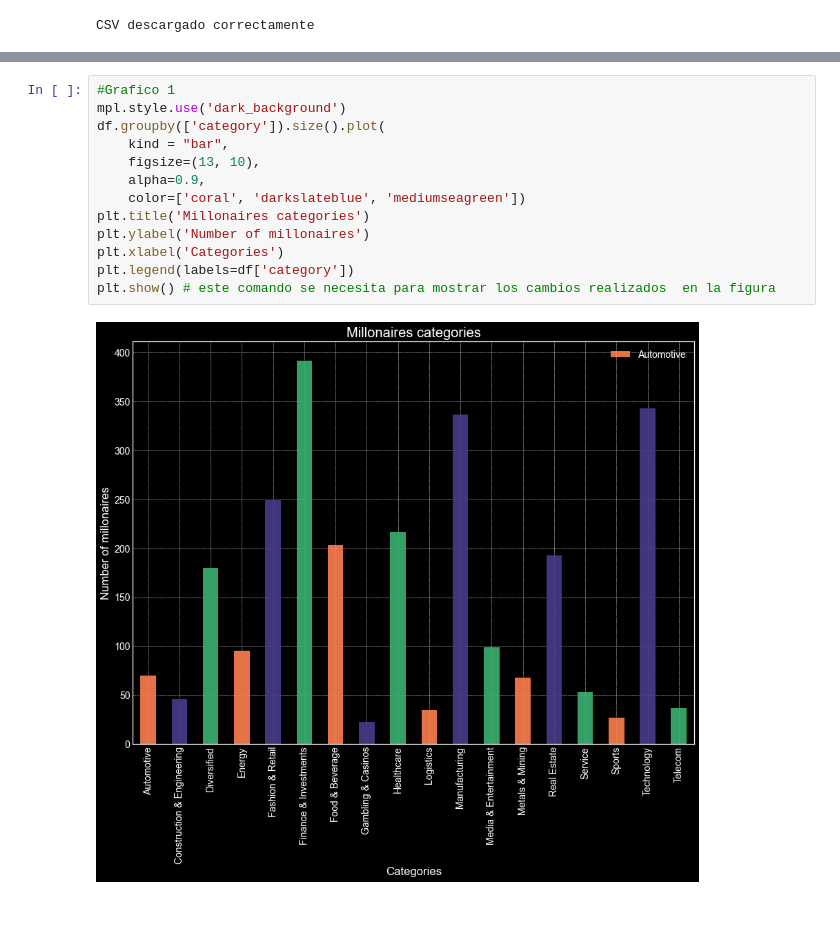
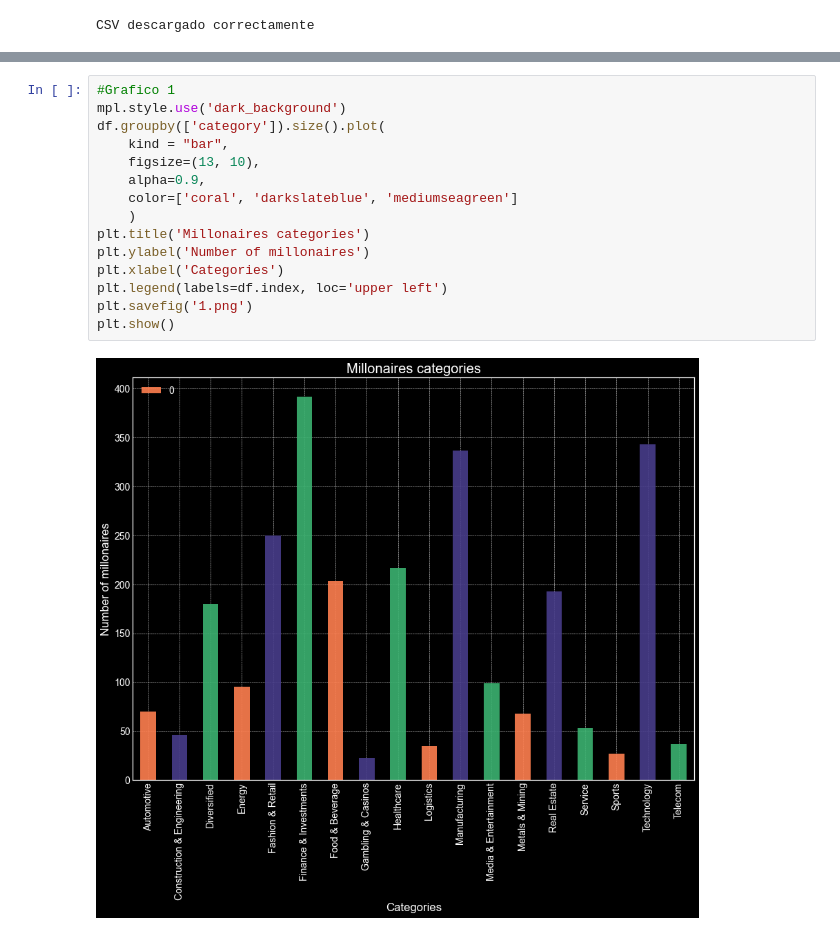
Before and after one commit to crozasc/t3, a Jupyter notebook: main.ipynb, the cells around one changed output, grey strips where cells are left out. Drawn from its saved outputs; the diff is of its cells as text.

```diff
--- a/main.ipynb
+++ b/main.ipynb
@@ -30,15 +30,17 @@ df.head()
 # %%
 #Grafico 1
 mpl.style.use('dark_background')
 df.groupby(['category']).size().plot(
     kind = "bar",
     figsize=(13, 10),
     alpha=0.9,
-    color=['coral', 'darkslateblue', 'mediumseagreen'])
+    color=['coral', 'darkslateblue', 'mediumseagreen']
+    )
 plt.title('Millonaires categories')
 plt.ylabel('Number of millonaires')
 plt.xlabel('Categories')
-plt.legend(labels=df['category'])
-plt.show() # este comando se necesita para mostrar los cambios realizados  en la figura
+plt.legend(labels=df.index, loc='upper left')
+plt.savefig('1.png')
+plt.show()
 # %% [output]
-[figure, old version]
+[figure, new version]
```
Also changed, not shown: parts of 2 cells of this notebook, 3 other files.
